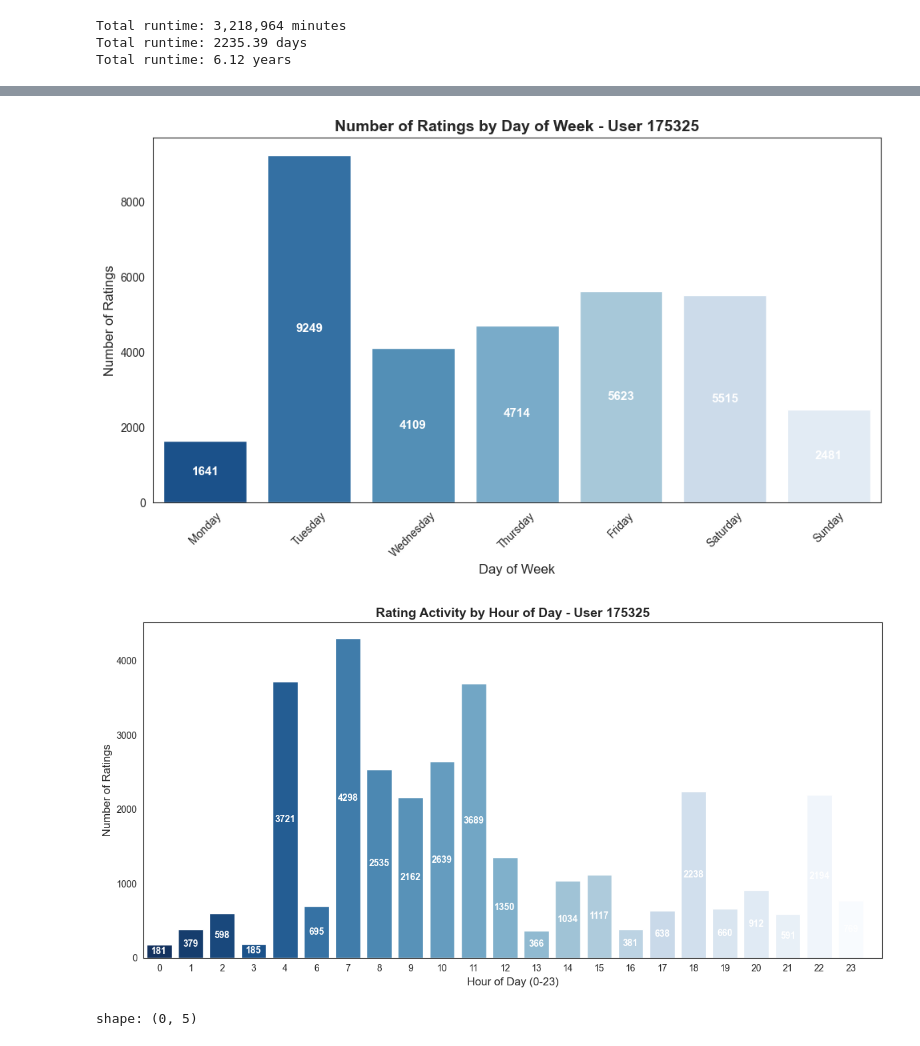
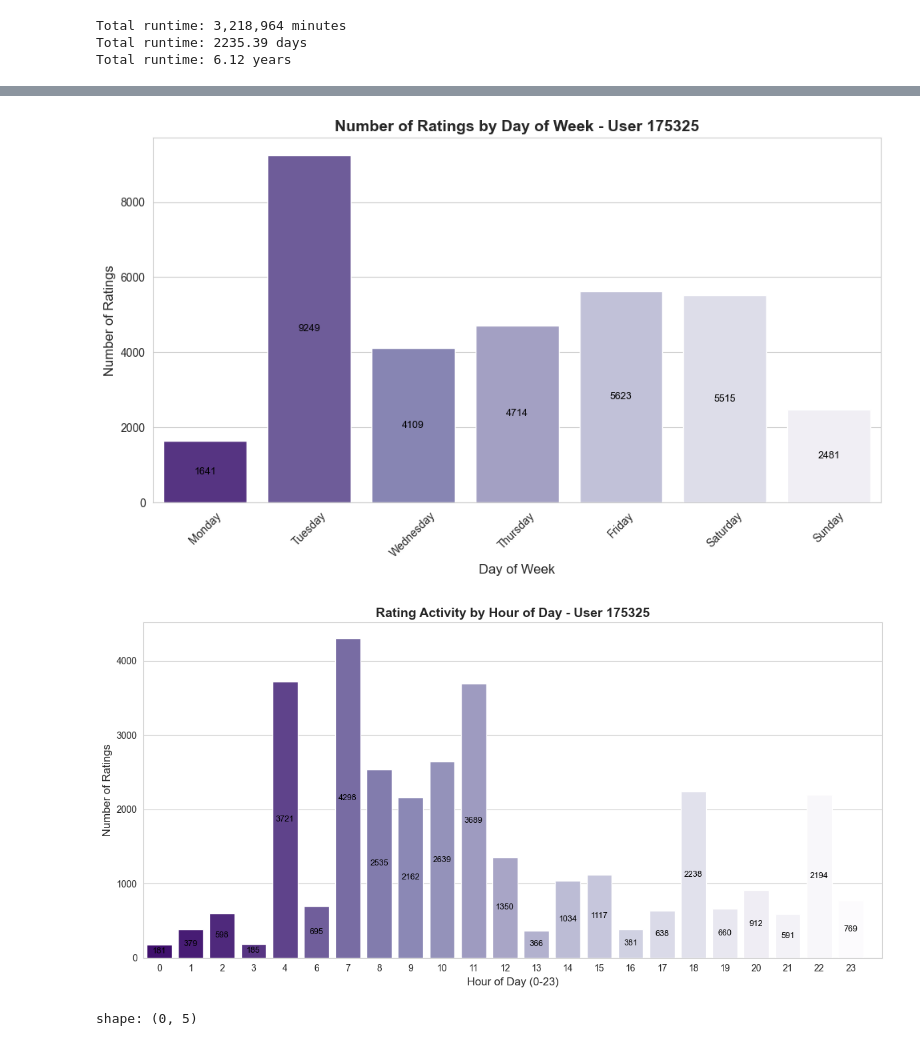
Before and after one commit to ritamaravilhamarques/BDF25_7, a Jupyter notebook: BDF25_7_data/big_data/ml-32m/Notebook_2.ipynb, the cells around one changed output, grey strips where cells are left out. Saved outputs shown, nothing was run; the diff lists cells and outputs as text; code cells hidden in the pictures.

```diff
--- a/BDF25_7_data/big_data/ml-32m/Notebook_2.ipynb
+++ b/BDF25_7_data/big_data/ml-32m/Notebook_2.ipynb
@@ -1116,8 +1315,8 @@ df_user_activity = (
 )
 
 plt.figure(figsize=(10,6))
-sns.set_style("whitegrid")
-palette = sns.color_palette("Blues_r", len(df_user_activity))
+plt.grid(True, linestyle="--", alpha=0.3)
+palette = sns.color_palette("Purples_r", len(df_user_activity))
 
 bars = sns.barplot(
     data=df_user_activity,
@@ -1162,34 +1366,3 @@ Specifically, we examine if users who rate more movies tend to be **more generou
 
 Understanding this relationship helps assess potential **bias in rating distributions** — for instance, whether a small number of highly active users might systematically **inflate or deflate overall averages**, influencing how movies are perceived across the platform.
 This analysis provides insight into the **consistency, subjectivity, and reliability** of crowd-based movie evaluations.
-# %%
-df_user_bias = (
-    df_ratings_1
-    .groupby("userId", as_index=False)
-    .agg(n_ratings=("rating", "count"), avg_rating=("rating", "mean"))
-)
-
-df_user_bias = df_user_bias.sort_values(by="n_ratings", ascending=False)
-
-plt.figure(figsize=(10,6))
-sns.set_style("whitegrid")
-
-sns.scatterplot(
-    data=df_user_bias,
-    x="avg_rating",
-    y="n_ratings",
-    size="n_ratings",
-    hue="avg_rating",
-    sizes=(20, 300),
-    alpha=0.7,
-    palette="coolwarm",
-    legend=False
-)
-
-plt.title("User Activity vs Average Rating", fontsize=16, weight="bold", pad=15)
-plt.xlabel("Average Rating (Generosity / Criticism)", fontsize=12)
-plt.ylabel("Number of Ratings (Activity)", fontsize=12)
-plt.grid(False)
-sns.despine()
-plt.tight_layout()
-plt.show()
@@ -1271,38 +1519,38 @@ Total runtime: 6.12 years
 # Extract day of week and count ratings
 day_of_week_counts = df_user_175325_imdb.with_columns(
     pl.col("datetime").dt.weekday().alias("day_of_week"),
     pl.col("datetime").dt.strftime("%A").alias("day_name")
 ).group_by(["day_of_week", "day_name"]).agg(
     pl.len().alias("rating_count")
 ).sort("day_of_week")
 
 # Convert to pandas and plot
 dow_pd = day_of_week_counts.to_pandas()
 
 plt.figure(figsize=(10, 6))
-bars = sns.barplot(data=dow_pd, x="day_name", y="rating_count", hue="day_name", palette="Blues_r", legend=False)
+bars = sns.barplot(data=dow_pd, x="day_name", y="rating_count", hue="day_name", palette="Purples_r", legend=False)
 
 # Add count labels inside bars
 for i, (count, day) in enumerate(zip(dow_pd["rating_count"], dow_pd["day_name"])):
     bars.text(
         i,
         count / 2,  # Middle of the bar
         f"{int(count)}",
         ha="center",
         va="center",
-        fontsize=11,
-        fontweight="bold",
-        color="white"
+        fontsize=9,
+
+        color="black"
     )
 
 plt.title("Number of Ratings by Day of Week - User 175325", fontsize=14, fontweight="bold")
 plt.xlabel("Day of Week", fontsize=12)
 plt.ylabel("Number of Ratings", fontsize=12)
 plt.xticks(rotation=45)
 plt.tight_layout()
 plt.show()
 # %% [output]
-[figure, old version]
+[figure, new version]
 # %%
 hourly_activity = df_user_175325_imdb.with_columns(
     pl.col("datetime").dt.hour().alias("hour")
@@ -1314,12 +1562,12 @@ hourly_activity = df_user_175325_imdb.with_columns(
 hourly_pd = hourly_activity.to_pandas()
 
 plt.figure(figsize=(12, 6))
-bars = sns.barplot(data=hourly_pd, x="hour", y="rating_count", hue="hour", palette="Blues_r", legend=False)
+bars = sns.barplot(data=hourly_pd, x="hour", y="rating_count", hue="hour", palette="Purples_r", legend=False)
 
 # Add count labels
 for i, count in enumerate(hourly_pd["rating_count"]):
     bars.text(i, count / 2, f"{int(count)}", ha="center", va="center",
-              fontsize=10, fontweight="bold", color="white")
+              fontsize=9, color="black")
 
 plt.title("Rating Activity by Hour of Day - User 175325", fontsize=14, fontweight="bold")
 plt.xlabel("Hour of Day (0-23)", fontsize=12)
@@ -1328,7 +1576,7 @@ plt.xticks(range(24))
 plt.tight_layout()
 plt.show()
 # %% [output]
-[figure, old version]
+[figure, new version]
 # %%
 # filter tags from the user 175325
 df_tags_user_175325 = df_tags.filter(pl.col("userId") == 175325)
```
Also changed, not shown: parts of 63 cells of this notebook, 4 other files.
